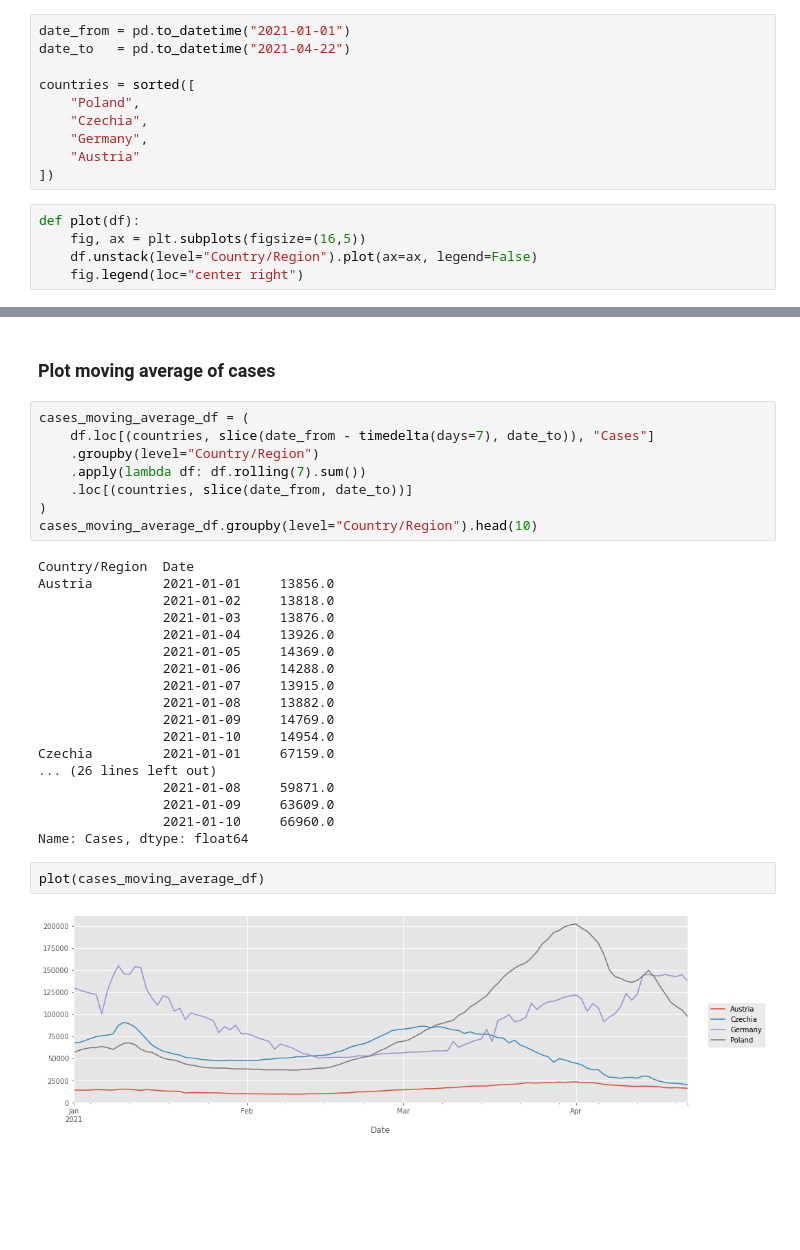
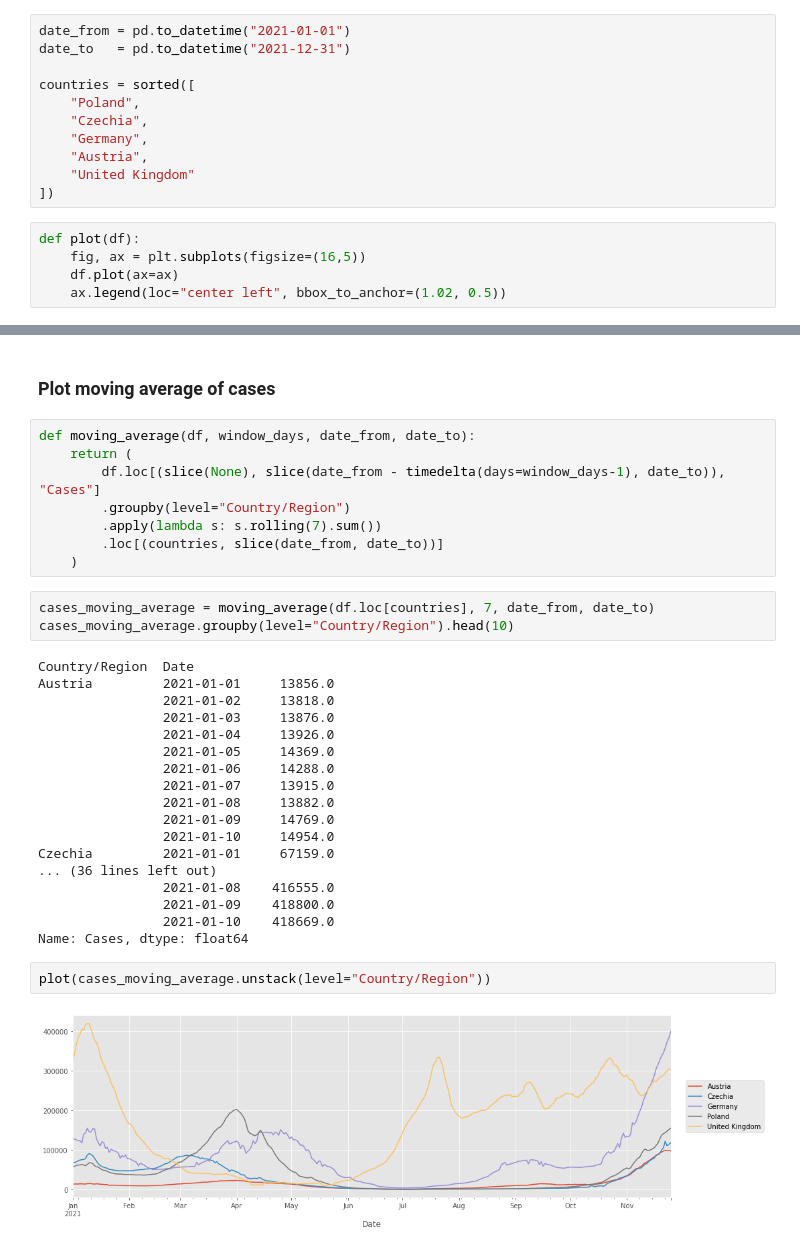
Before and after one commit to jaroslawr/jupyter-notebooks, a Jupyter notebook: dataset_covid/dataset_covid.ipynb, the cells around one changed output, grey strips where cells are left out. Saved outputs shown, nothing was run; the diff lists cells and outputs as text; blank space fills up the shorter version.

```diff
--- a/dataset_covid/dataset_covid.ipynb
+++ b/dataset_covid/dataset_covid.ipynb
@@ -145,19 +125,20 @@ df.head(3)
 ## Analyze
 # %%
 date_from = pd.to_datetime("2021-01-01")
-date_to   = pd.to_datetime("2021-04-22")
+date_to   = pd.to_datetime("2021-12-31")
 
 countries = sorted([
     "Poland",
     "Czechia",
     "Germany",
-    "Austria"
+    "Austria",
+    "United Kingdom"
 ])
 # %%
 def plot(df):
     fig, ax = plt.subplots(figsize=(16,5))
-    df.unstack(level="Country/Region").plot(ax=ax, legend=False)
-    fig.legend(loc="center right")
+    df.plot(ax=ax)
+    ax.legend(loc="center left", bbox_to_anchor=(1.02, 0.5))
 # %% [markdown]
 ### Plot cases day by day
 # %%
@@ -223,13 +204,16 @@ plot(cases_week_by_week_df)
 # %% [markdown]
 ### Plot moving average of cases
+# %%
+def moving_average(df, window_days, date_from, date_to):
+    return (
+        df.loc[(slice(None), slice(date_from - timedelta(days=window_days-1), date_to)), "Cases"]
+        .groupby(level="Country/Region")
+        .apply(lambda s: s.rolling(7).sum())
+        .loc[(countries, slice(date_from, date_to))]
+    )
 # %%
-cases_moving_average_df = (
-    df.loc[(countries, slice(date_from - timedelta(days=7), date_to)), "Cases"]
-    .groupby(level="Country/Region")
-    .apply(lambda df: df.rolling(7).sum())
-    .loc[(countries, slice(date_from, date_to))]
-)
-cases_moving_average_df.groupby(level="Country/Region").head(10)
+cases_moving_average = moving_average(df.loc[countries], 7, date_from, date_to)
+cases_moving_average.groupby(level="Country/Region").head(10)
 # %% [output]
 Country/Region  Date
 Austria         2021-01-01     13856.0
@@ -243,12 +227,12 @@ Austria         2021-01-01     13856.0
                 2021-01-09     14769.0
                 2021-01-10     14954.0
 Czechia         2021-01-01     67159.0
-... (26 lines left out)
-                2021-01-08     59871.0
-                2021-01-09     63609.0
-                2021-01-10     66960.0
+... (36 lines left out)
+                2021-01-08    416555.0
+                2021-01-09    418800.0
+                2021-01-10    418669.0
 Name: Cases, dtype: float64
 # %%
-plot(cases_moving_average_df)
+plot(cases_moving_average.unstack(level="Country/Region"))
 # %% [output]
-[figure, old version]
+[figure, new version]
```
Also changed, not shown: parts of 17 cells of this notebook, 2 other files.
